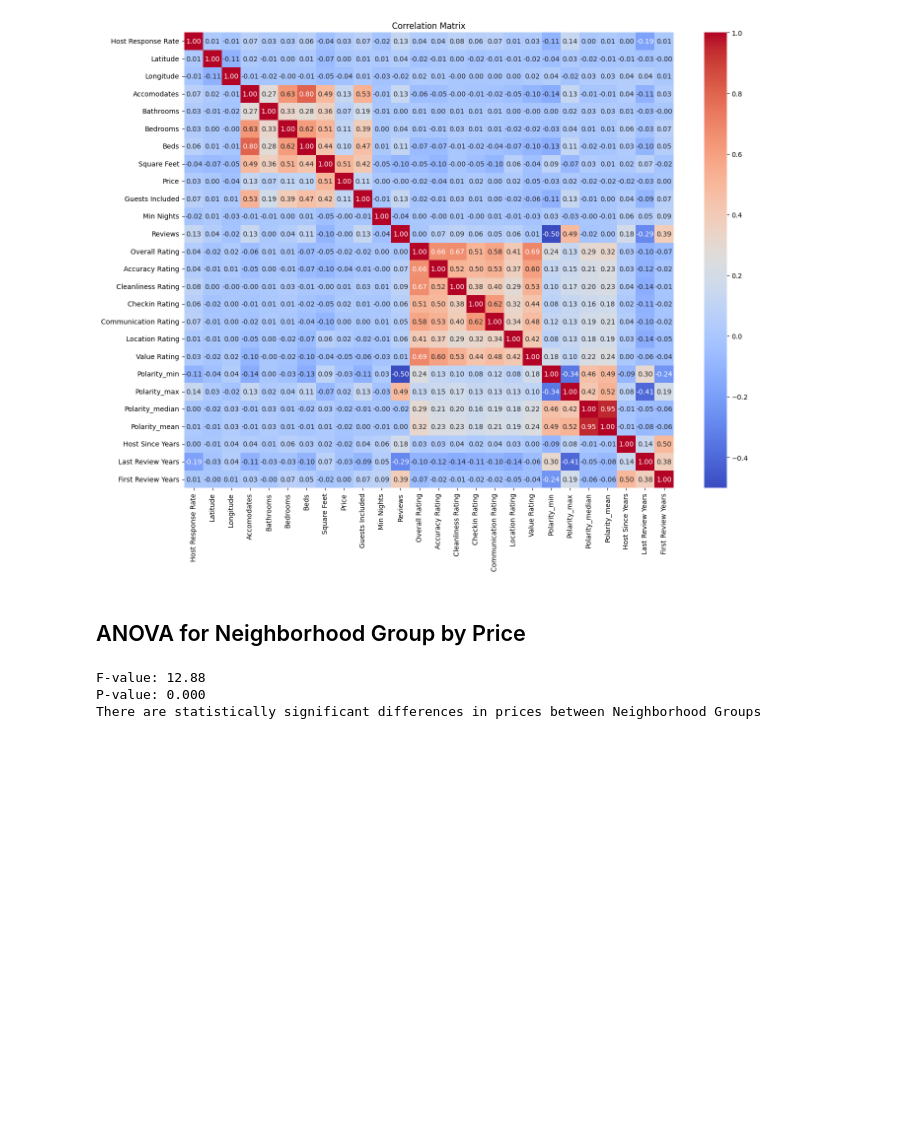
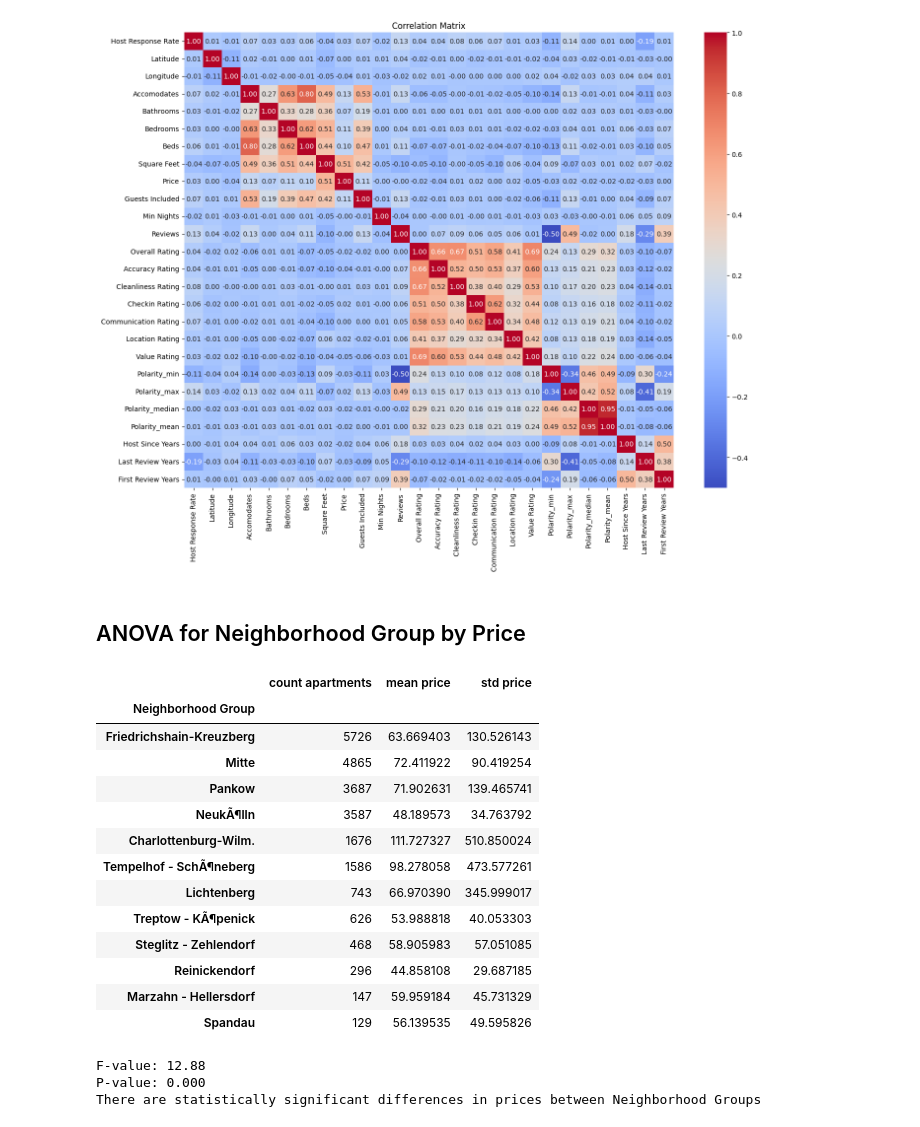
Before and after one commit to IlyaZutler/Cancer-Data, a Jupyter notebook: 2 Exploratory Data Analysis.ipynb, the cells around one changed output. Cells and saved outputs as stored; diff of their text form; code cells hidden in the pictures; blank space fills up the shorter version.

```diff
--- a/2 Exploratory Data Analysis.ipynb
+++ b/2 Exploratory Data Analysis.ipynb
@@ -234,6 +234,26 @@ plt.show()
 [figure]
 # %% [markdown]
 ## ANOVA for Neighborhood Group by Price
+# %%
+apartments_grouped = apartments.groupby('Neighborhood Group')['Price'].agg(['count', 'mean', 'std'])
+apartments_grouped.columns = ['count apartments', 'mean price', 'std price']
+apartments_grouped = apartments_grouped.sort_values('count apartments', ascending=False)
+apartments_grouped
+# %% [output]
+|  | count apartments | mean price | std price |
+| Neighborhood Group |  |  |  |
+| Friedrichshain-Kreuzberg | 5726 | 63.669403 | 130.526143 |
+| Mitte | 4865 | 72.411922 | 90.419254 |
+| Pankow | 3687 | 71.902631 | 139.465741 |
+| NeukÃ¶lln | 3587 | 48.189573 | 34.763792 |
+| Charlottenburg-Wilm. | 1676 | 111.727327 | 510.850024 |
+| Tempelhof - SchÃ¶neberg | 1586 | 98.278058 | 473.577261 |
+| Lichtenberg | 743 | 66.970390 | 345.999017 |
+| Treptow - KÃ¶penick | 626 | 53.988818 | 40.053303 |
+| Steglitz - Zehlendorf | 468 | 58.905983 | 57.051085 |
+| Reinickendorf | 296 | 44.858108 | 29.687185 |
+| Marzahn - Hellersdorf | 147 | 59.959184 | 45.731329 |
+| Spandau | 129 | 56.139535 | 49.595826 |
 # %%
 #from scipy import stats
 
```
